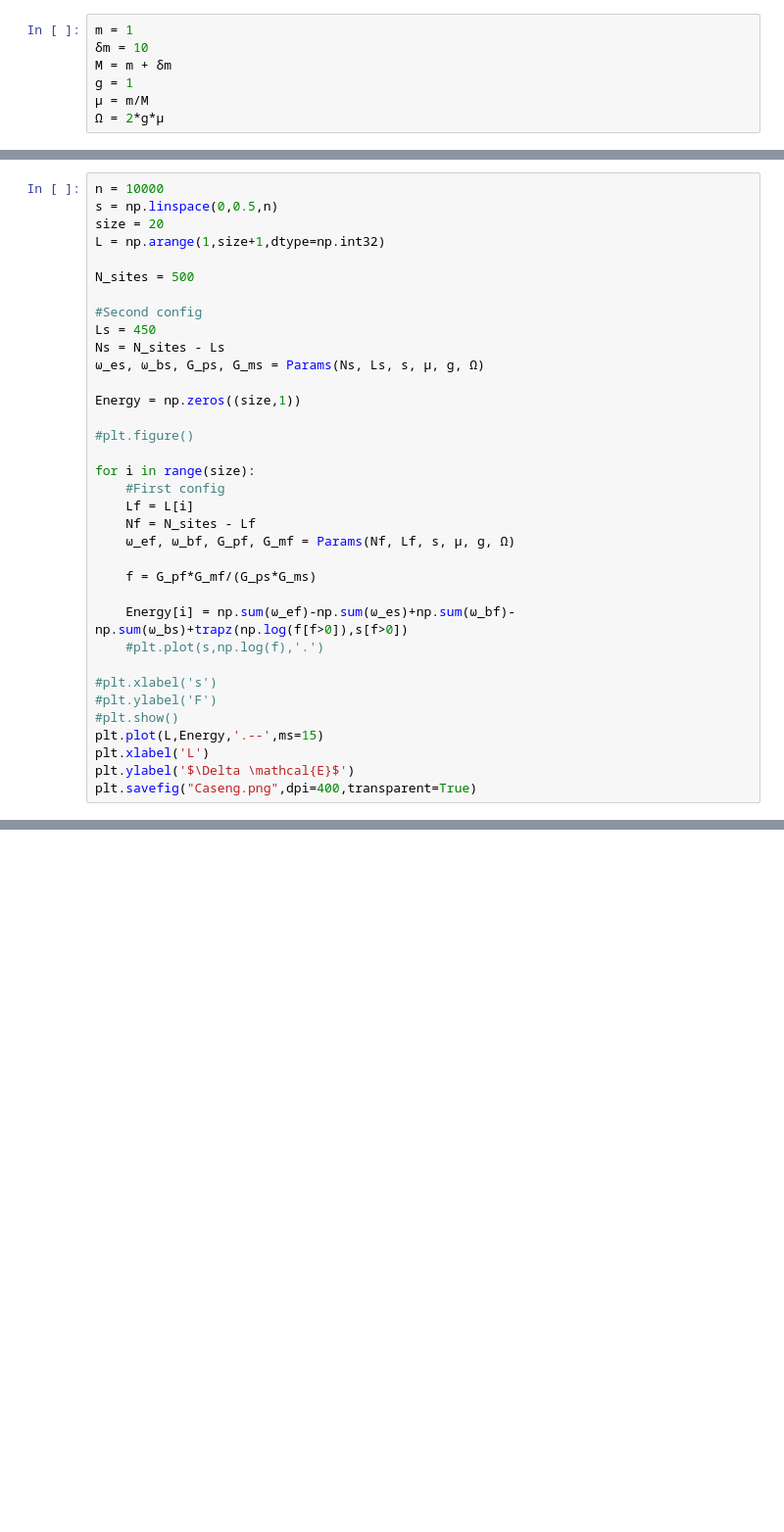
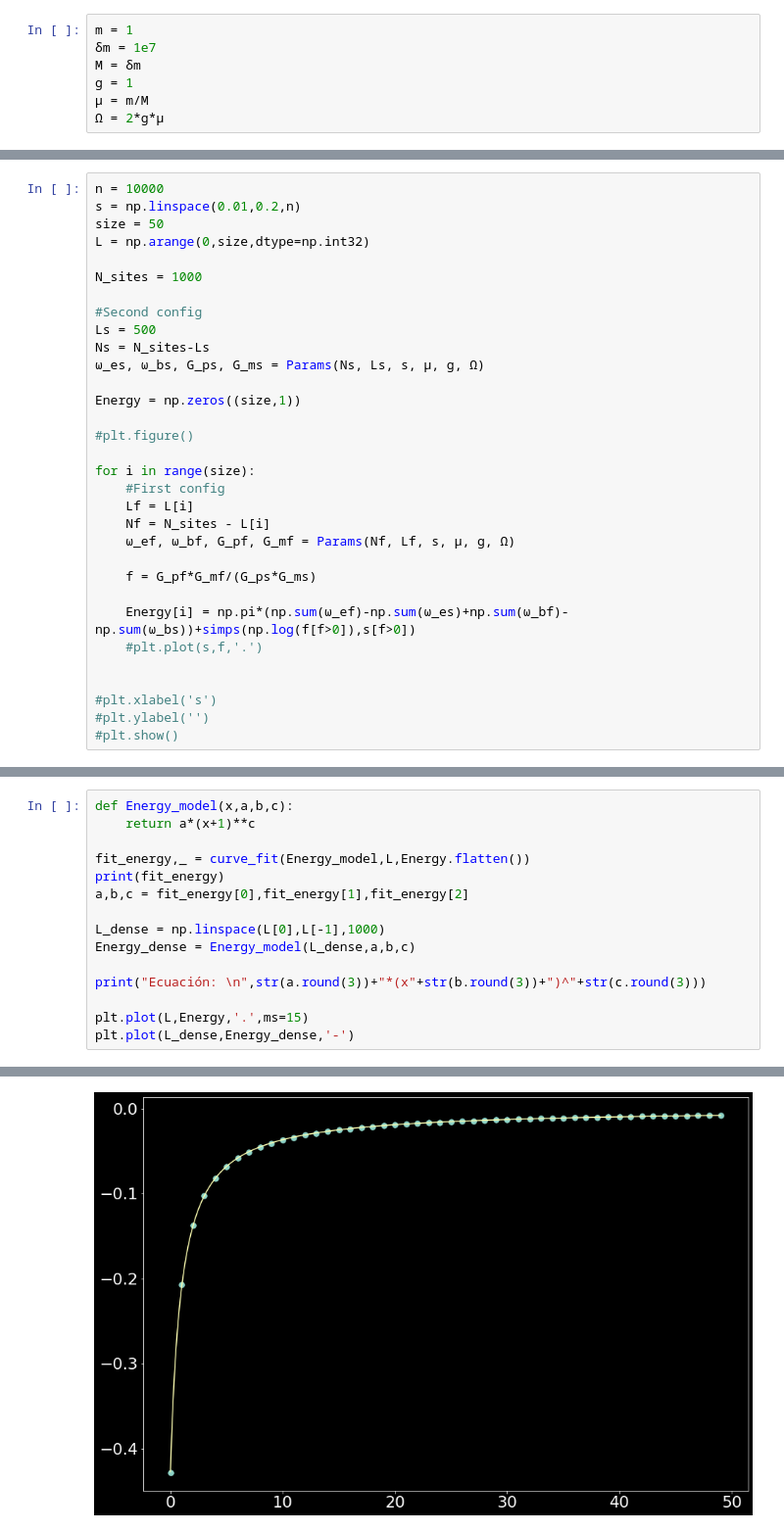
Before and after one commit to alejandrogm668/Harmonic-Chains, a Jupyter notebook: Casimir_energy.ipynb, the cells around one changed output, grey strips where cells are left out. Shown: that part at 98% size. Cells and saved outputs as stored; diff of their text form; blank space fills up the shorter version.

```diff
--- a/Casimir_energy.ipynb
+++ b/Casimir_energy.ipynb
@@ -10,8 +11,8 @@ plt.rcParams["figure.figsize"] = (15,10)
 plt.rcParams.update({'font.size': 22})
 # %%
 m = 1
-δm = 10
-M = m + δm
+δm = 1e7
+M = δm
 g = 1
 μ = m/M
 Ω = 2*g*μ
@@ -45,14 +45,14 @@ def Params(N,L,s,μ,g,Ω):
 # %%
 n = 10000
-s = np.linspace(0,0.5,n)
-size = 20
-L = np.arange(1,size+1,dtype=np.int32)
+s = np.linspace(0.01,0.2,n)
+size = 50
+L = np.arange(0,size,dtype=np.int32)
 
-N_sites = 500
+N_sites = 1000
 
 #Second config
-Ls = 450
-Ns = N_sites - Ls
+Ls = 500
+Ns = N_sites-Ls
 ω_es, ω_bs, G_ps, G_ms = Params(Ns, Ls, s, μ, g, Ω)
 
 Energy = np.zeros((size,1))
@@ -62,18 +62,15 @@ Energy = np.zeros((size,1))
 for i in range(size):
     #First config
     Lf = L[i]
-    Nf = N_sites - Lf
+    Nf = N_sites - L[i]
     ω_ef, ω_bf, G_pf, G_mf = Params(Nf, Lf, s, μ, g, Ω)
 
     f = G_pf*G_mf/(G_ps*G_ms)
 
-    Energy[i] = np.sum(ω_ef)-np.sum(ω_es)+np.sum(ω_bf)-np.sum(ω_bs)+trapz(np.log(f[f>0]),s[f>0])
-    #plt.plot(s,np.log(f),'.')
+    Energy[i] = np.pi*(np.sum(ω_ef)-np.sum(ω_es)+np.sum(ω_bf)-np.sum(ω_bs))+simps(np.log(f[f>0]),s[f>0])
+    #plt.plot(s,f,'.')
+
 
 #plt.xlabel('s')
-#plt.ylabel('F')
+#plt.ylabel('')
 #plt.show()
-plt.plot(L,Energy,'.--',ms=15)
-plt.xlabel('L')
-plt.ylabel('$\Delta \mathcal{E}$')
-plt.savefig("Caseng.png",dpi=400,transparent=True)
@@ -104,0 +84,16 @@ array([[-0.24365261],
+# %%
+def Energy_model(x,a,b,c):
+    return a*(x+1)**c
+
+fit_energy,_ = curve_fit(Energy_model,L,Energy.flatten())
+print(fit_energy)
+a,b,c = fit_energy[0],fit_energy[1],fit_energy[2]
+
+L_dense = np.linspace(L[0],L[-1],1000)
+Energy_dense = Energy_model(L_dense,a,b,c)
+
+print("Ecuación: \n",str(a.round(3))+"*(x"+str(b.round(3))+")^"+str(c.round(3)))
+
+plt.plot(L,Energy,'.',ms=15)
+plt.plot(L_dense,Energy_dense,'-')
+# %% [output]
@@ -104,0 +104 @@ array([[-0.24365261],
+[figure, added]
```
Also changed, not shown: parts of 8 cells of this notebook.
